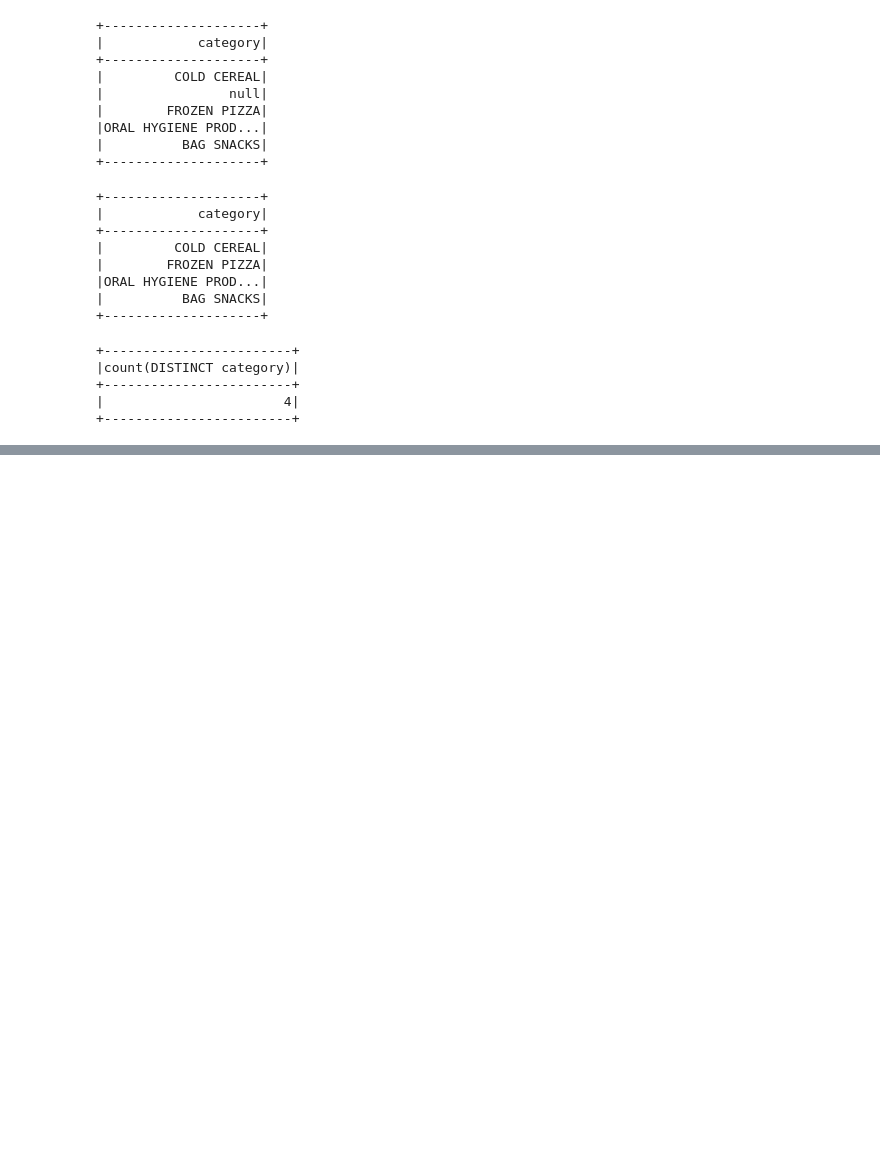
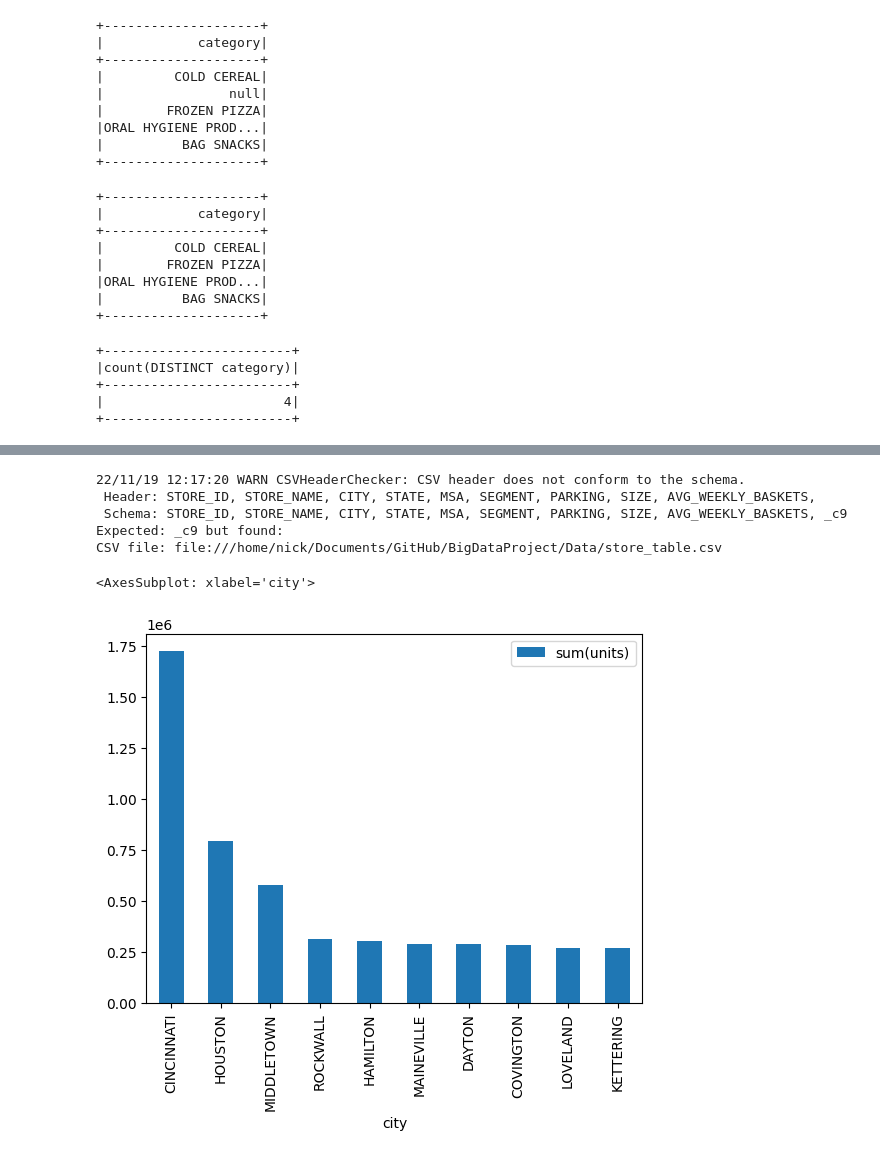
Before and after one commit to Extrieve/BigDataProject, a Jupyter notebook: scripts/analysis.ipynb, the cells around one changed output, grey strips where cells are left out. Drawn from its saved outputs; the diff is of its cells as text; code cells hidden in the pictures; blank space fills up the shorter version.

```diff
--- a/scripts/analysis.ipynb
+++ b/scripts/analysis.ipynb
@@ -342,0 +337,11 @@ only showing top 20 rows
+# %%
+# plot # most common cities by units sold, only top 10
+products_transactions_store.groupBy('city').agg(sum('units')).orderBy('sum(units)', ascending=False).limit(10).toPandas().plot(kind='bar', x='city', y='sum(units)')
+# %% [output]
+22/11/19 12:17:20 WARN CSVHeaderChecker: CSV header does not conform to the schema.
+ Header: STORE_ID, STORE_NAME, CITY, STATE, MSA, SEGMENT, PARKING, SIZE, AVG_WEEKLY_BASKETS,
+ Schema: STORE_ID, STORE_NAME, CITY, STATE, MSA, SEGMENT, PARKING, SIZE, AVG_WEEKLY_BASKETS, _c9
+Expected: _c9 but found:
+CSV file: file:///home/nick/Documents/GitHub/BigDataProject/Data/store_table.csv
+<AxesSubplot: xlabel='city'>
+[figure, added]
```
Also changed, not shown: parts of 16 cells of this notebook.
